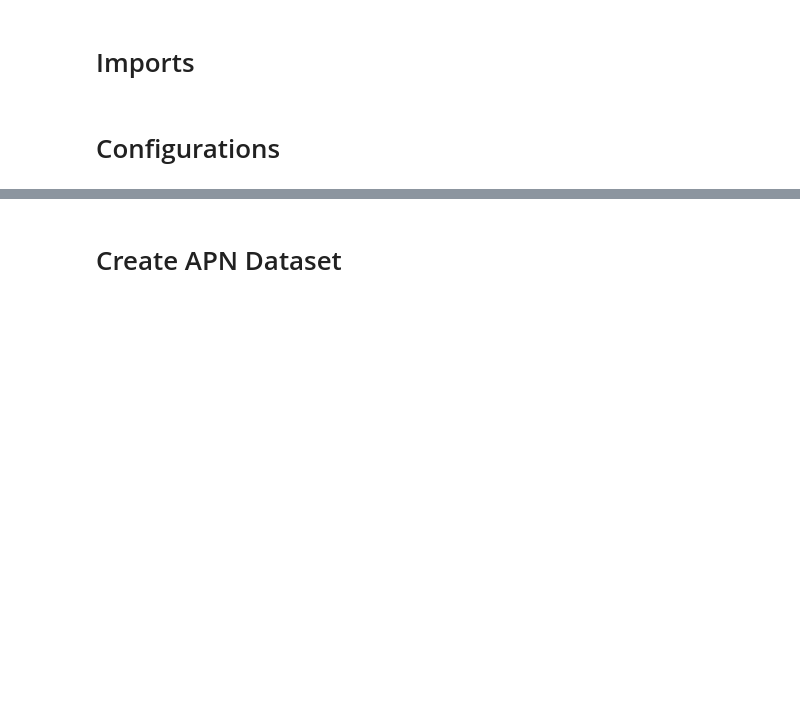
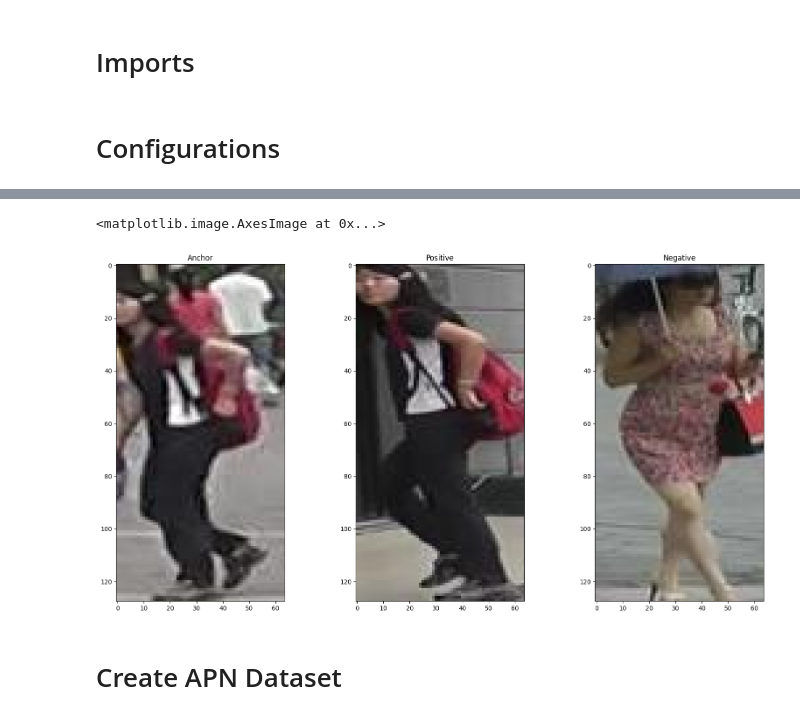
Before and after one commit to mehdibenjid/Siamese-Network-PyTorch, a Jupyter notebook: notebook.ipynb, the cells around one changed output, grey strips where cells are left out. Drawn from its saved outputs; the diff is of its cells as text; code cells hidden in the pictures; blank space fills up the shorter version.

```diff
--- a/notebook.ipynb
+++ b/notebook.ipynb
@@ -33,3 +94,15 @@ from sklearn.model_selection import train_test_split
 from tqdm import tqdm
 # %% [markdown]
 # Configurations
+# %%
+DATA_DIR = 'Person-Re-Id-Dataset/train/'
+CSV_FILE = 'Person-Re-Id-Dataset/train.csv'
+
+BATCH_SIZE = 32
+EPOCHS = 15
+LR = 1e-3
+
+DEVICE = torch.device('cuda' if torch.cuda.is_available() else 'cpu')
+# %%
+df = pd.read_csv(CSV_FILE)
+df.head()
@@ -35,0 +116,20 @@ from tqdm import tqdm
+# %%
+row = df.iloc[4]
+
+A_img = io.imread(DATA_DIR + row.Anchor)
+P_img = io.imread(DATA_DIR + row.Positive)
+N_img = io.imread(DATA_DIR + row.Negative)
+# %%
+f, (ax1, ax2, ax3) = plt.subplots(1, 3, figsize=(20, 10))
+
+ax1.set_title('Anchor')
+ax1.imshow(A_img)
+
+ax2.set_title('Positive')
+ax2.imshow(P_img)
+
+ax3.set_title('Negative')
+ax3.imshow(N_img)
+# %% [output]
+<matplotlib.image.AxesImage at 0x...>
+[figure, added]
```
Also changed, not shown: parts of 27 cells of this notebook.
